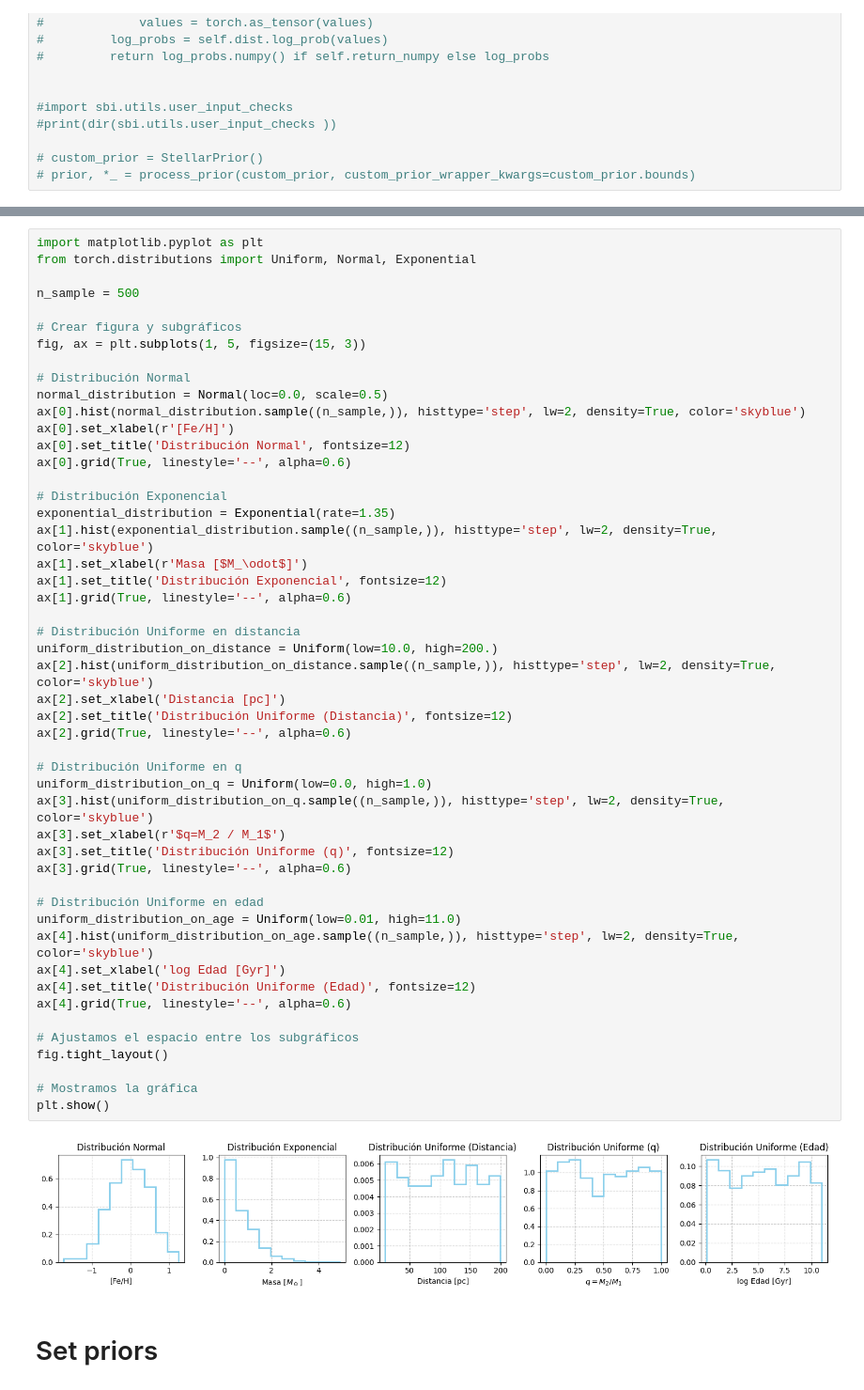
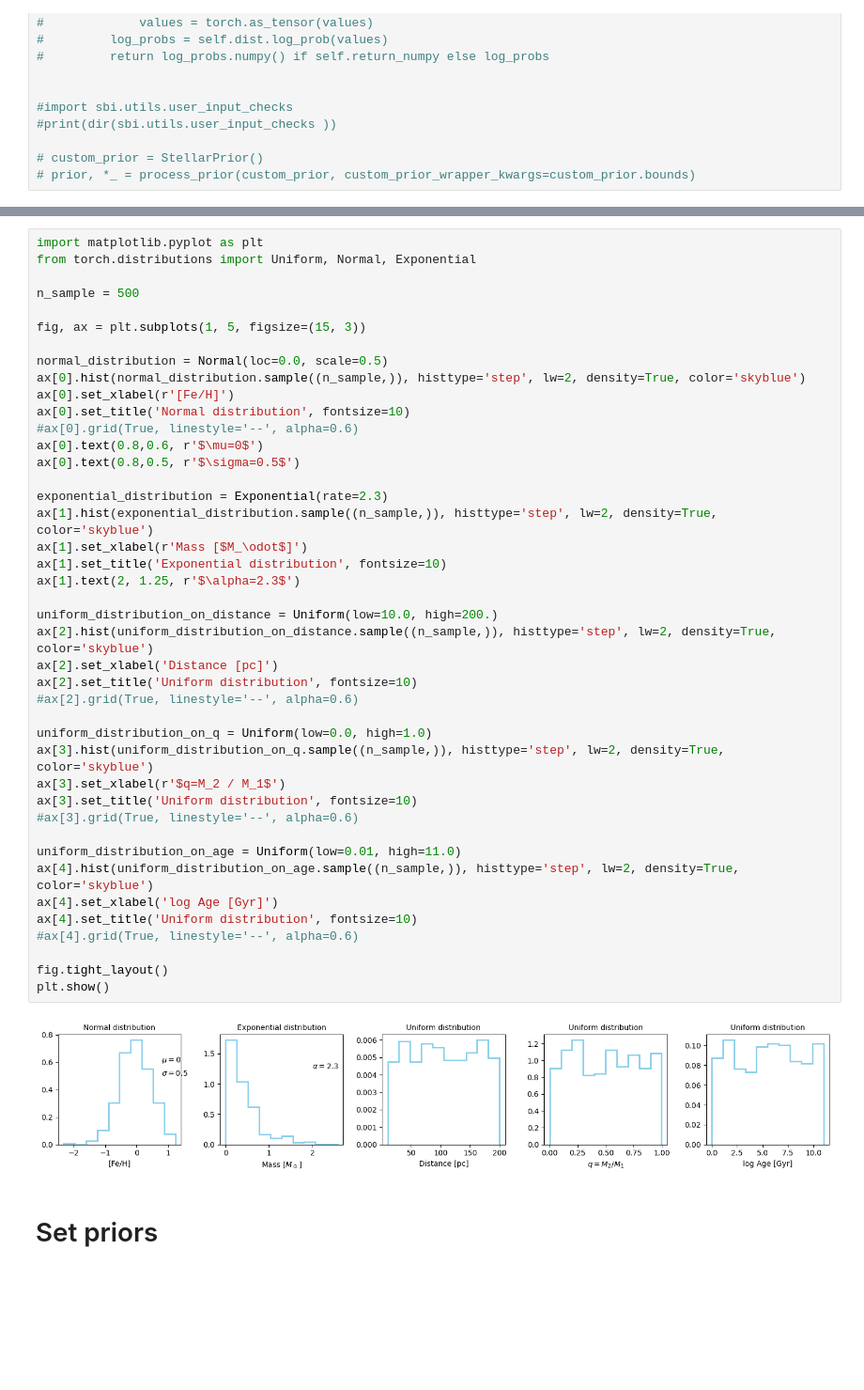
Before and after one commit to stevenalfonso/SBIforBinaryStars, a Jupyter notebook: sbi_for_binaries.ipynb, the cells around one changed output, grey strips where cells are left out. Shown at 94% size. Saved outputs shown, nothing was run; the diff lists cells and outputs as text; blank space fills up the shorter version.

```diff
--- a/sbi_for_binaries.ipynb
+++ b/sbi_for_binaries.ipynb
@@ -118,54 +118,47 @@ plt.show()
 # %%
 import matplotlib.pyplot as plt
 from torch.distributions import Uniform, Normal, Exponential
 
 n_sample = 500
 
-# Crear figura y subgráficos
 fig, ax = plt.subplots(1, 5, figsize=(15, 3))
 
-# Distribución Normal
 normal_distribution = Normal(loc=0.0, scale=0.5)
 ax[0].hist(normal_distribution.sample((n_sample,)), histtype='step', lw=2, density=True, color='skyblue')
 ax[0].set_xlabel(r'[Fe/H]')
-ax[0].set_title('Distribución Normal', fontsize=12)
-ax[0].grid(True, linestyle='--', alpha=0.6)
+ax[0].set_title('Normal distribution', fontsize=10)
+#ax[0].grid(True, linestyle='--', alpha=0.6)
+ax[0].text(0.8,0.6, r'$\mu=0$')
+ax[0].text(0.8,0.5, r'$\sigma=0.5$')
 
-# Distribución Exponencial
-exponential_distribution = Exponential(rate=1.35)
+exponential_distribution = Exponential(rate=2.3)
 ax[1].hist(exponential_distribution.sample((n_sample,)), histtype='step', lw=2, density=True, color='skyblue')
-ax[1].set_xlabel(r'Masa [$M_\odot$]')
-ax[1].set_title('Distribución Exponencial', fontsize=12)
-ax[1].grid(True, linestyle='--', alpha=0.6)
+ax[1].set_xlabel(r'Mass [$M_\odot$]')
+ax[1].set_title('Exponential distribution', fontsize=10)
+ax[1].text(2, 1.25, r'$\alpha=2.3$')
 
-# Distribución Uniforme en distancia
 uniform_distribution_on_distance = Uniform(low=10.0, high=200.)
 ax[2].hist(uniform_distribution_on_distance.sample((n_sample,)), histtype='step', lw=2, density=True, color='skyblue')
-ax[2].set_xlabel('Distancia [pc]')
-ax[2].set_title('Distribución Uniforme (Distancia)', fontsize=12)
-ax[2].grid(True, linestyle='--', alpha=0.6)
+ax[2].set_xlabel('Distance [pc]')
+ax[2].set_title('Uniform distribution', fontsize=10)
+#ax[2].grid(True, linestyle='--', alpha=0.6)
 
-# Distribución Uniforme en q
 uniform_distribution_on_q = Uniform(low=0.0, high=1.0)
 ax[3].hist(uniform_distribution_on_q.sample((n_sample,)), histtype='step', lw=2, density=True, color='skyblue')
 ax[3].set_xlabel(r'$q=M_2 / M_1$')
-ax[3].set_title('Distribución Uniforme (q)', fontsize=12)
-ax[3].grid(True, linestyle='--', alpha=0.6)
+ax[3].set_title('Uniform distribution', fontsize=10)
+#ax[3].grid(True, linestyle='--', alpha=0.6)
 
-# Distribución Uniforme en edad
 uniform_distribution_on_age = Uniform(low=0.01, high=11.0)
 ax[4].hist(uniform_distribution_on_age.sample((n_sample,)), histtype='step', lw=2, density=True, color='skyblue')
-ax[4].set_xlabel('log Edad [Gyr]')
-ax[4].set_title('Distribución Uniforme (Edad)', fontsize=12)
-ax[4].grid(True, linestyle='--', alpha=0.6)
+ax[4].set_xlabel('log Age [Gyr]')
+ax[4].set_title('Uniform distribution', fontsize=10)
+#ax[4].grid(True, linestyle='--', alpha=0.6)
 
-# Ajustamos el espacio entre los subgráficos
 fig.tight_layout()
-
-# Mostramos la gráfica
 plt.show()
 # %% [output]
-[figure, old version]
+[figure, new version]
 # %% [markdown]
 # Set priors
 # %%
```
Also changed, not shown: parts of 1 cell of this notebook, 2 other files.
